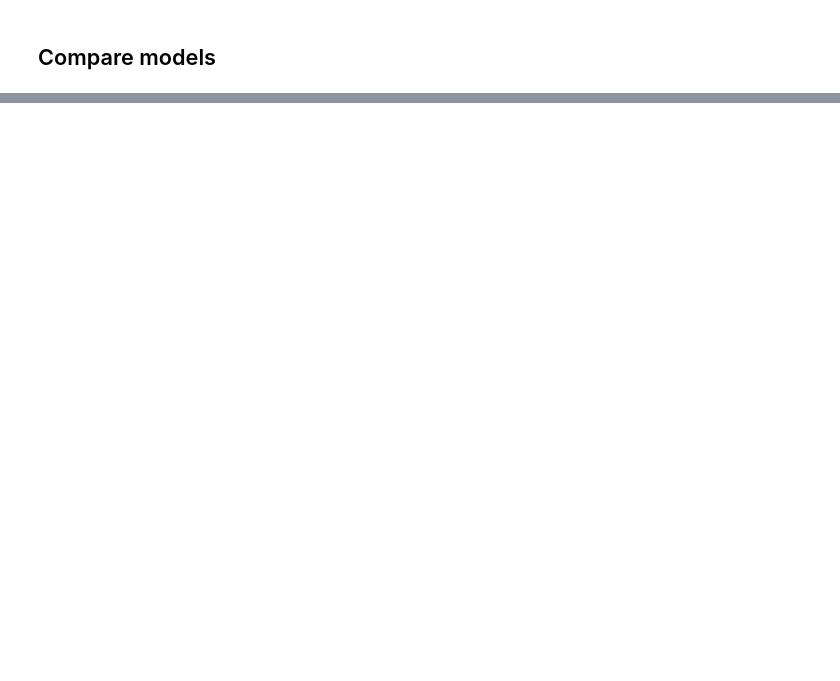
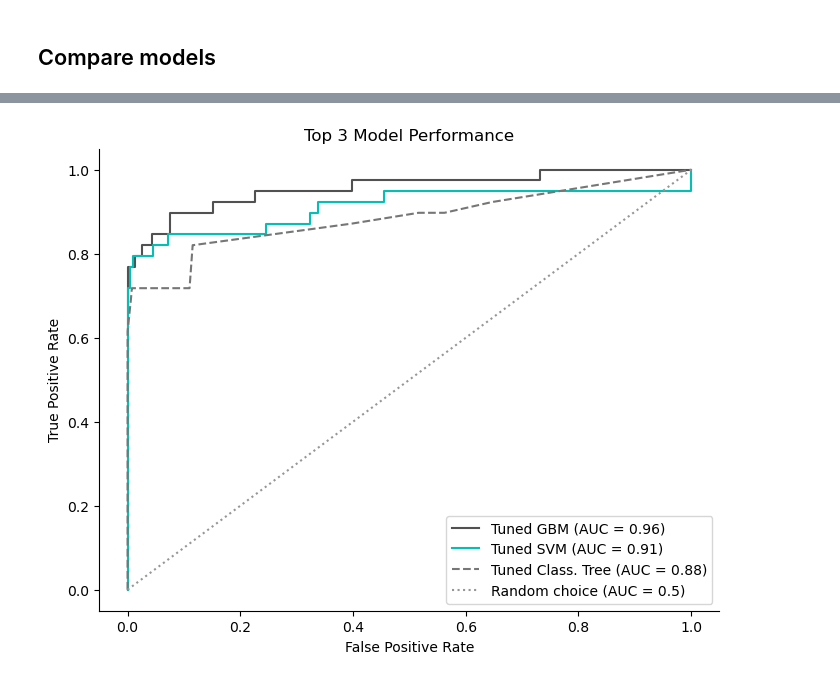
Before and after one commit to benoitchamot/Shootings, a Jupyter notebook: Model/Model_tuning.ipynb, the cells around one changed output, grey strips where cells are left out. Cells and saved outputs as stored; diff of their text form; code cells hidden in the pictures; blank space fills up the shorter version.

```diff
--- a/Model/Model_tuning.ipynb
+++ b/Model/Model_tuning.ipynb
@@ -232,0 +396,35 @@ display(compare_models)
+# %%
+y_pred, y_proba = get_predictions(model_0_tuned, X_test)
+metrics_0, pr_curve_0, roc_param_0 = model_performance_metrics(y_test, y_proba, y_pred, model_name="Tuned Class. Tree")
+# %%
+y_pred, y_proba = get_predictions(model_4_tuned, X_test)
+metrics_4, pr_curve_4, roc_param_4 = model_performance_metrics(y_test, y_proba, y_pred, model_name="Tuned GBM")
+# %%
+y_pred, y_proba = get_predictions(model_5_tuned, X_test)
+metrics_5, pr_curve_5, roc_param_5 = model_performance_metrics(y_test, y_proba, y_pred, model_name="Tuned SVM")
+# %%
+main_color_dark = '#767676'
+main_color_darker = '#515151'
+main_color_darkest = '#181818'
+# %%
+import seaborn as sns
+
+fig, ax = plt.subplots(figsize=(8,6))
+
+sns.despine()
+
+ax.plot(roc_param_4['fpr'], roc_param_4['tpr'], label=f"{metrics_4['model']} (AUC = {metrics_4['auc_score']/100:.2f})", c=main_color_darker)
+ax.plot(roc_param_5['fpr'], roc_param_5['tpr'], label=f"{metrics_5['model']} (AUC = {metrics_5['auc_score']/100:.2f})", c=highlight_color)
+ax.plot(roc_param_0['fpr'], roc_param_0['tpr'], label=f"{metrics_0['model']} (AUC = {metrics_0['auc_score']/100:.2f})", c=main_color_dark, ls='--')
+ax.plot([0, 1], [0, 1], ls=':', c=main_color, label='Random choice (AUC = 0.5)')
+
+ax.set_title('Top 3 Model Performance')
+
+ax.set_xlabel('False Positive Rate')
+ax.set_ylabel('True Positive Rate')
+
+ax.legend()
+
+plt.show()
+# %% [output]
+[figure, added]
```
Also changed, not shown: parts of 33 cells of this notebook, 1 other file.
